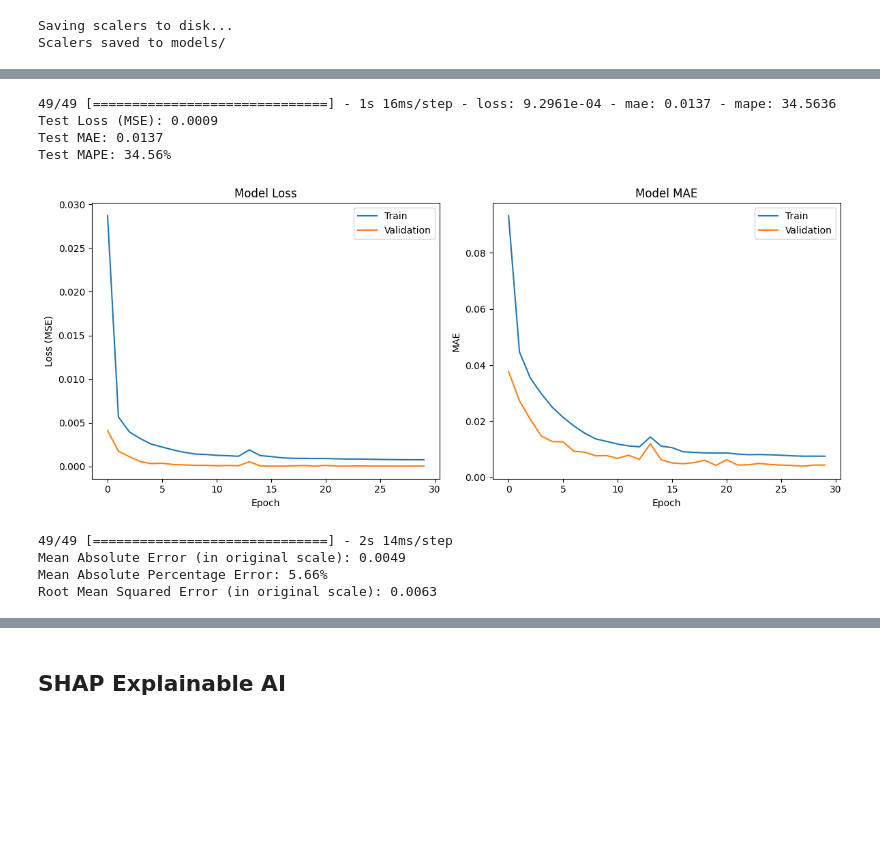
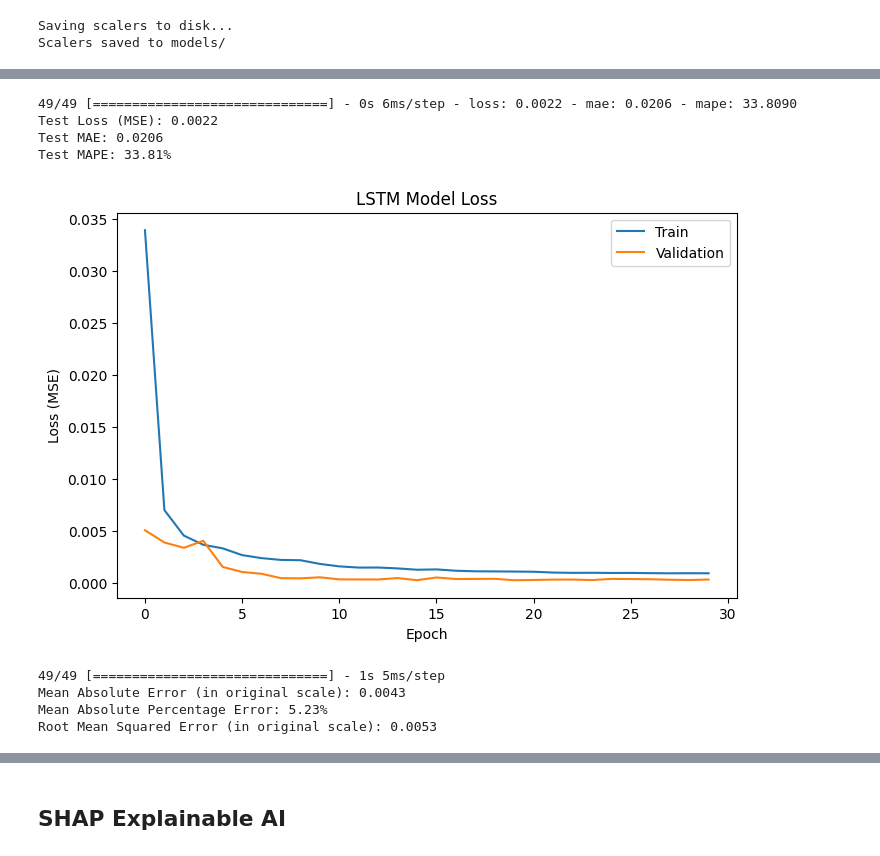
Before and after one commit to Giwa-ibrahim/energy_allocation_system, a Jupyter notebook: main.ipynb, the cells around one changed output, grey strips where cells are left out. Drawn from its saved outputs; the diff is of its cells as text; code cells hidden in the pictures; blank space fills up the shorter version.

```diff
--- a/main.ipynb
+++ b/main.ipynb
@@ -416,3 +419,19 @@ print(f"All plots have been saved to the '{plot_dir}' folder")
 [figure]
 [figure]
 All plots have been saved to the 'energy_plots' folder
+# %%
+# Average hourly energy consumption for each feeder in stacked subplots
+plt.figure(figsize=(15, 2 * len(feeder_cols)))
+hourly_means = plot_data.groupby('hour')[feeder_cols].mean()
+
+for i, feeder in enumerate(feeder_cols):
+    plt.subplot(len(feeder_cols), 1, i+1)
+    plt.plot(hourly_means.index, hourly_means[feeder], marker='o')
+    plt.title(f'Average Hourly Energy Consumption: {feeder}')
+    plt.xlabel('Hour of Day')
+    plt.ylabel('Energy (MWH)')
+    plt.grid(True)
+
+plt.tight_layout()
+plt.savefig(os.path.join(plot_dir, 'hourly_feeder_stacked.png'), dpi=300)
+plt.show()
@@ -515,10 +536,10 @@ def create_lstm_model(sequence_length, n_features, n_outputs, forecast_horizon):
         layers.Input(shape=(sequence_length, n_features)),
 
         # LSTM layers with dropout to prevent overfitting
-        layers.LSTM(128, return_sequences=True),
+        layers.LSTM(64, return_sequences=True),
         layers.Dropout(0.2),
 
-        layers.LSTM(64),
+        layers.LSTM(32),
         layers.Dropout(0.2),
 
         # Dense layers to interpret LSTM outputs
@@ -631,38 +659,38 @@ print(f"Test Loss (MSE): {test_loss:.4f}")
 print(f"Test MAE: {test_mae:.4f}")
 print(f"Test MAPE: {test_mape:.2f}%")
 # %% [output]
-49/49 [==============================] - 1s 16ms/step - loss: 9.2961e-04 - mae: 0.0137 - mape: 34.5636
-Test Loss (MSE): 0.0009
-Test MAE: 0.0137
-Test MAPE: 34.56%
+49/49 [==============================] - 0s 6ms/step - loss: 0.0022 - mae: 0.0206 - mape: 33.8090
+Test Loss (MSE): 0.0022
+Test MAE: 0.0206
+Test MAPE: 33.81%
 # %%
 # Plot training history
 train_plot_dir = 'training_plots/'
 if not os.path.exists(train_plot_dir):
     os.makedirs(train_plot_dir)
 
-plt.figure(figsize=(12, 5))
+plt.figure(figsize=(8, 5))
 
-plt.subplot(1, 2, 1)
+#plt.subplot(1, 2, 1)
 plt.plot(history.history['loss'])
 plt.plot(history.history['val_loss'])
-plt.title('Model Loss')
+plt.title('LSTM Model Loss')
 plt.ylabel('Loss (MSE)')
 plt.xlabel('Epoch')
 plt.legend(['Train', 'Validation'], loc='upper right')
 
-plt.subplot(1, 2, 2)
-plt.plot(history.history['mae'])
-plt.plot(history.history['val_mae'])
-plt.title('Model MAE')
-plt.ylabel('MAE')
-plt.xlabel('Epoch')
-plt.legend(['Train', 'Validation'], loc='upper right')
-plt.tight_layout()
+# plt.subplot(1, 2, 2)
+# plt.plot(history.history['mae'])
+# plt.plot(history.history['val_mae'])
+# plt.title('Model MAE')
+# plt.ylabel('MAE')
+# plt.xlabel('Epoch')
+# plt.legend(['Train', 'Validation'], loc='upper right')
+# plt.tight_layout()
 plt.savefig(os.path.join(train_plot_dir,'training_history.png'), dpi=300)
 plt.show()
 # %% [output]
-[figure, old version]
+[figure, new version]
 # %%
 # Save the final model
 model.save(os.path.join(model_dir, 'lstm_model.keras'))
@@ -675,15 +703,15 @@ y_test_orig = target_scaler.inverse_transform(y_test.reshape(-1, n_outputs)).res
 y_pred_orig = target_scaler.inverse_transform(y_pred.reshape(-1, n_outputs)).reshape(y_pred.shape)
 
 # Calculate error metrics on original scale
-mae = mean_absolute_error(y_test_orig.reshape(-1, n_outputs), y_pred_orig.reshape(-1, n_outputs))
-mape = mean_absolute_percentage_error(y_test_orig.reshape(-1, n_outputs), y_pred_orig.reshape(-1, n_outputs))
-rmse = root_mean_squared_error(y_test_orig.reshape(-1, n_outputs), y_pred_orig.reshape(-1, n_outputs))
+mae_lstm = mean_absolute_error(y_test_orig.reshape(-1, n_outputs), y_pred_orig.reshape(-1, n_outputs))
+mape_lstm = mean_absolute_percentage_error(y_test_orig.reshape(-1, n_outputs), y_pred_orig.reshape(-1, n_outputs))
+rmse_lstm = root_mean_squared_error(y_test_orig.reshape(-1, n_outputs), y_pred_orig.reshape(-1, n_outputs))
 
-print(f"Mean Absolute Error (in original scale): {mae:.4f}")
-print(f"Mean Absolute Percentage Error: {mape*100:.2f}%")
-print(f"Root Mean Squared Error (in original scale): {rmse:.4f}")
+print(f"Mean Absolute Error (in original scale): {mae_lstm:.4f}")
+print(f"Mean Absolute Percentage Error: {mape_lstm*100:.2f}%")
+print(f"Root Mean Squared Error (in original scale): {rmse_lstm:.4f}")
 # %% [output]
-49/49 [==============================] - 2s 14ms/step
-Mean Absolute Error (in original scale): 0.0049
-Mean Absolute Percentage Error: 5.66%
-Root Mean Squared Error (in original scale): 0.0063
+49/49 [==============================] - 1s 5ms/step
+Mean Absolute Error (in original scale): 0.0043
+Mean Absolute Percentage Error: 5.23%
+Root Mean Squared Error (in original scale): 0.0053
```
Also changed, not shown: parts of 76 cells of this notebook, 23 other files.
